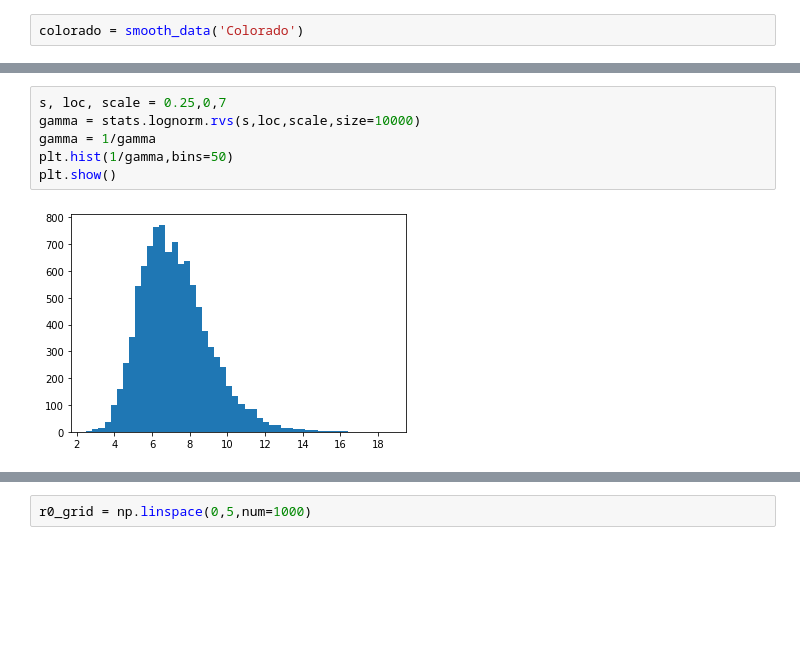
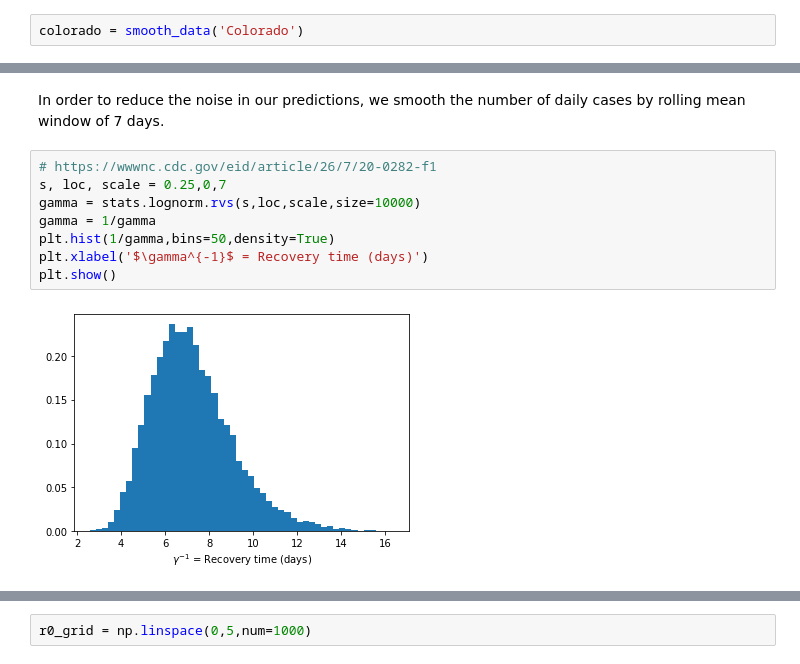
Before and after one commit to neerajkulk/corona, a Jupyter notebook: realtime_r0.ipynb, the cells around one changed output, grey strips where cells are left out. Drawn from its saved outputs; the diff is of its cells as text; blank space fills up the shorter version.

Commit message:
added plots, comments

```diff
--- a/realtime_r0.ipynb
+++ b/realtime_r0.ipynb
@@ -55,8 +62,12 @@ plt.plot(colorado.confirmed)
+# %% [markdown]
+In order to reduce the noise in our predictions, we smooth the number of daily cases by rolling mean window of 7 days.
 # %%
+# https://wwwnc.cdc.gov/eid/article/26/7/20-0282-f1
 s, loc, scale = 0.25,0,7
 gamma = stats.lognorm.rvs(s,loc,scale,size=10000)
 gamma = 1/gamma
-plt.hist(1/gamma,bins=50)
+plt.hist(1/gamma,bins=50,density=True)
+plt.xlabel('$\gamma^{-1}$ = Recovery time (days)')
 plt.show()
 # %% [output]
-[figure, old version]
+[figure, new version]
```
Also changed, not shown: parts of 38 cells of this notebook.
